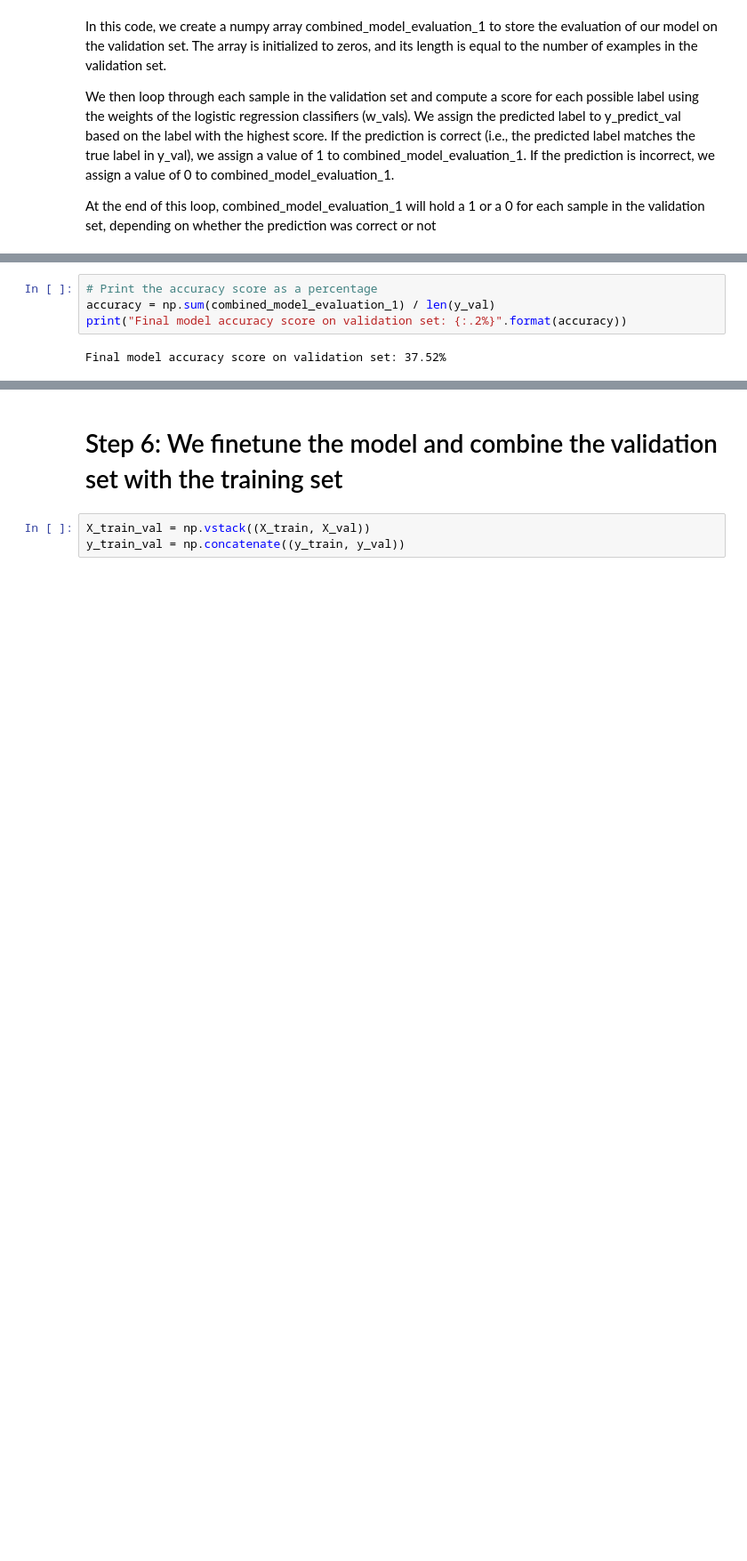
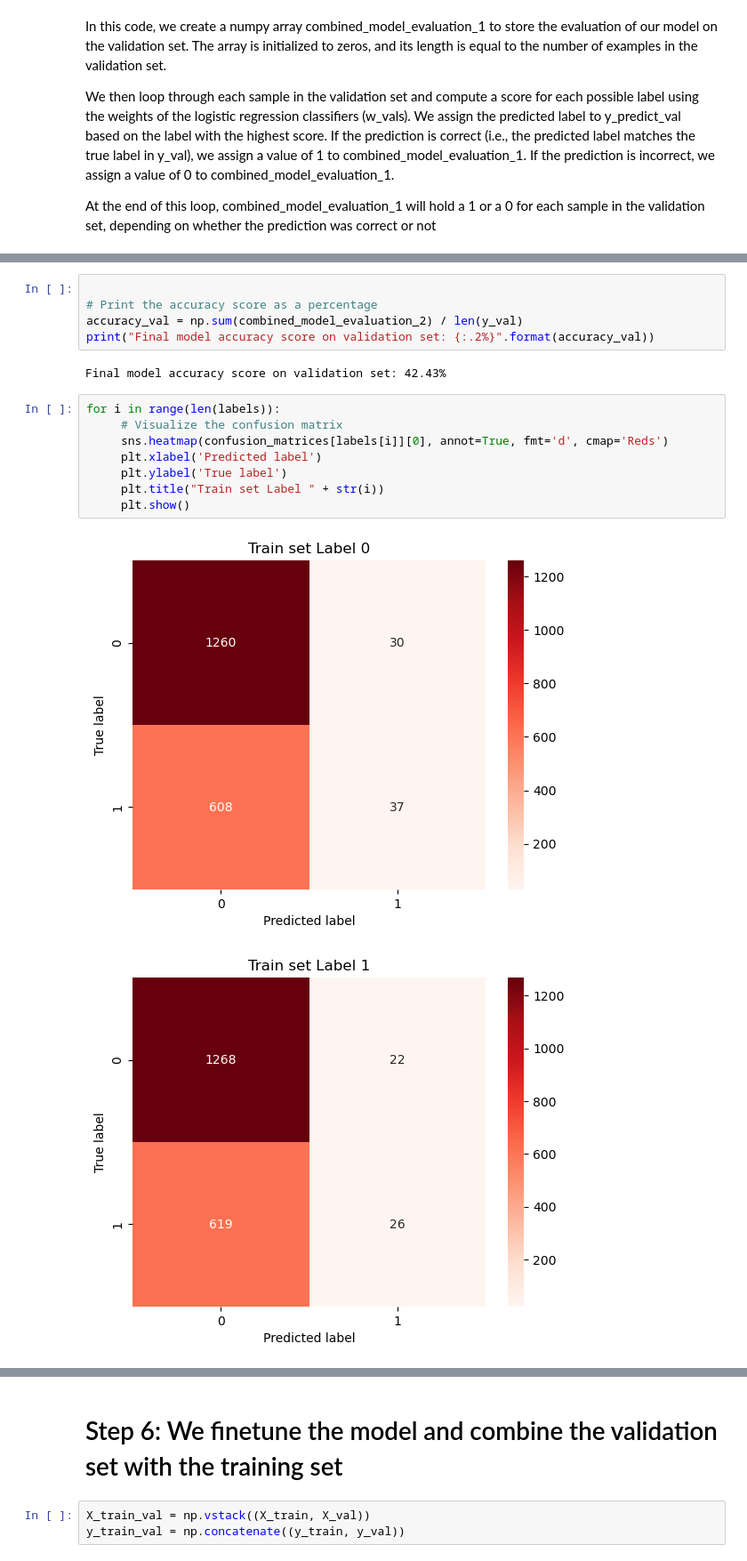
Before and after one commit to Gaurang-1402/Machine-Learning-final-project, a Jupyter notebook: final_models/multi_logistic_regression_connect4.ipynb, the cells around one changed output, grey strips where cells are left out. Shown: that part at 89% size. Saved outputs shown, nothing was run; the diff lists cells and outputs as text; blank space fills up the shorter version.

```diff
--- a/final_models/multi_logistic_regression_connect4.ipynb
+++ b/final_models/multi_logistic_regression_connect4.ipynb
@@ -345,6 +405,18 @@ for i in range(len(X_val)):
 # %%
+
 # Print the accuracy score as a percentage
-accuracy = np.sum(combined_model_evaluation_1) / len(y_val)
-print("Final model accuracy score on validation set: {:.2%}".format(accuracy))
+accuracy_val = np.sum(combined_model_evaluation_2) / len(y_val)
+print("Final model accuracy score on validation set: {:.2%}".format(accuracy_val))
 # %% [output]
-Final model accuracy score on validation set: 37.52%
+Final model accuracy score on validation set: 42.43%
+# %%
+for i in range(len(labels)):
+     # Visualize the confusion matrix
+     sns.heatmap(confusion_matrices[labels[i]][0], annot=True, fmt='d', cmap='Reds')
+     plt.xlabel('Predicted label')
+     plt.ylabel('True label')
+     plt.title("Train set Label " + str(i))
+     plt.show()
+# %% [output]
+[figure, added]
+[figure, added]
```
Also changed, not shown: parts of 21 cells of this notebook, 1 other file.
